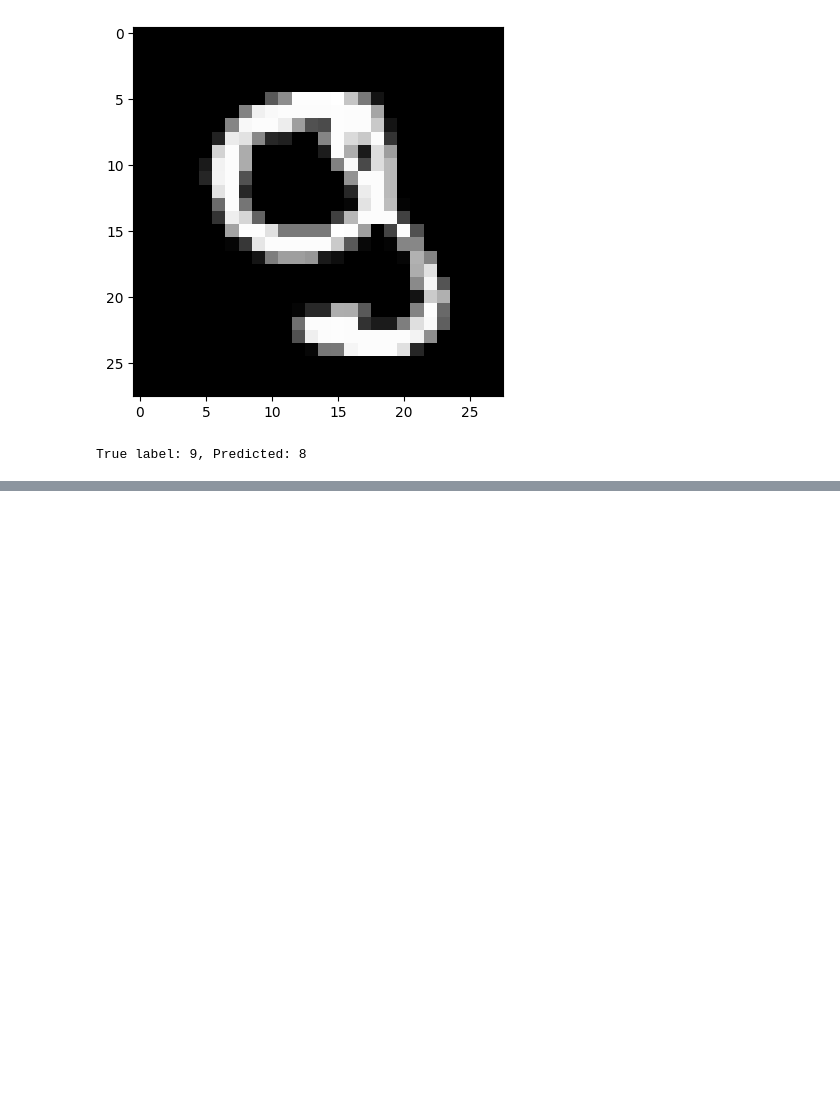
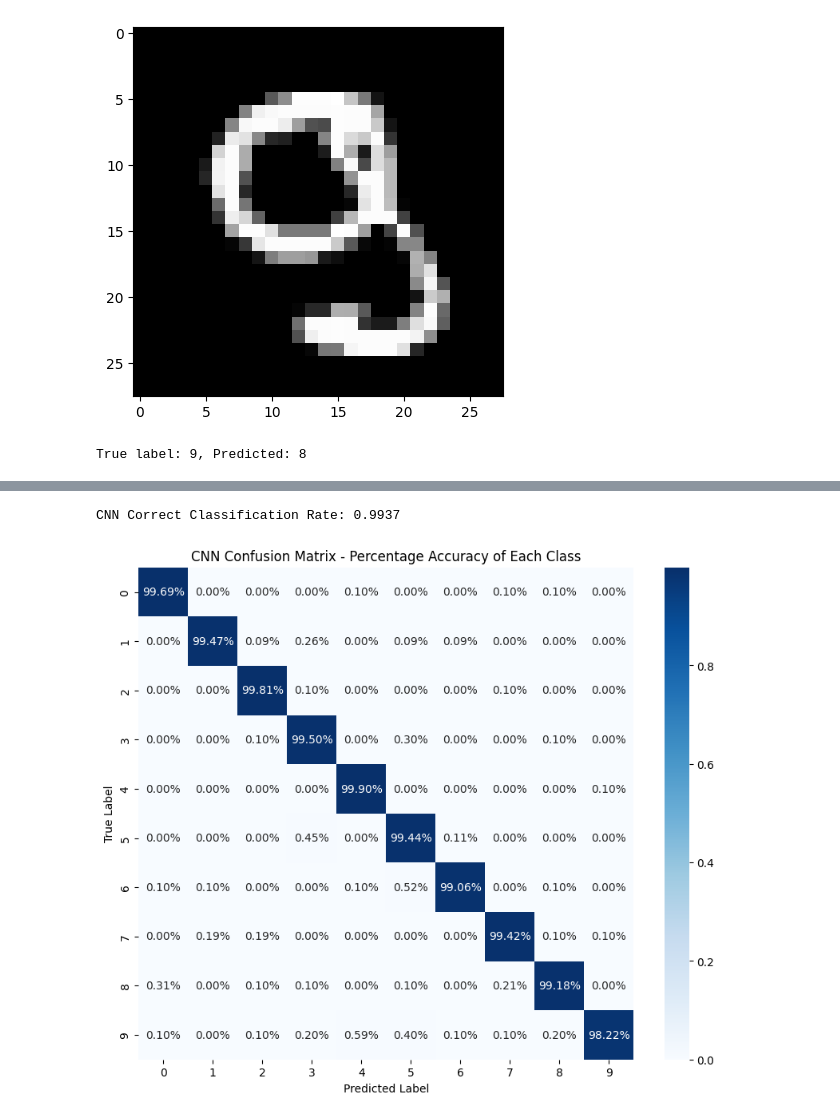
Before and after one commit to cbrane/cbrane-ml, a Jupyter notebook: mnist_numbers/mnist_numbers.ipynb, the cells around one changed output, grey strips where cells are left out. Drawn from its saved outputs; the diff is of its cells as text; code cells hidden in the pictures; blank space fills up the shorter version.

```diff
--- a/mnist_numbers/mnist_numbers.ipynb
+++ b/mnist_numbers/mnist_numbers.ipynb
@@ -129,0 +151,10 @@ True label: 9, Predicted: 8
+# %%
+# Compile the model
+cnn_model.compile(optimizer='adam',
+                  loss='categorical_crossentropy',
+                  metrics=['accuracy'])
+# %%
+# Train the model
+history = cnn_model.fit(X_train, y_train, epochs=10,
+                        validation_split=0.1,
+                        batch_size=32)
@@ -129,0 +189,4 @@ True label: 9, Predicted: 8
+# %%
+# Predict on the test set
+cnn_predictions = cnn_model.predict(X_test)
+cnn_predicted_classes = np.argmax(cnn_predictions, axis=1)
@@ -129,0 +195,23 @@ True label: 9, Predicted: 8
+# %%
+# Correct Classification Rate
+true_classes = np.argmax(y_test, axis=1)  # Convert one-hot encoded labels back to class indices
+cnn_correct_classification_rate = np.sum(cnn_predicted_classes == true_classes) / len(true_classes)
+print(f'CNN Correct Classification Rate: {cnn_correct_classification_rate:.4f}')
+# %% [output]
+CNN Correct Classification Rate: 0.9937
+# %%
+# Generate and plot the confusion matrix
+from sklearn.metrics import confusion_matrix
+import seaborn as sns
+
+cnn_conf_matrix = confusion_matrix(true_classes, cnn_predicted_classes)
+cnn_conf_matrix_normalized = cnn_conf_matrix.astype('float') / cnn_conf_matrix.sum(axis=1)[:, np.newaxis]
+
+plt.figure(figsize=(10, 8))
+sns.heatmap(cnn_conf_matrix_normalized, annot=True, fmt=".2%", cmap='Blues', xticklabels=range(10), yticklabels=range(10))
+plt.xlabel('Predicted Label')
+plt.ylabel('True Label')
+plt.title('CNN Confusion Matrix - Percentage Accuracy of Each Class')
+plt.show()
+# %% [output]
+[figure, added]
```
Also changed, not shown: parts of 11 cells of this notebook.
